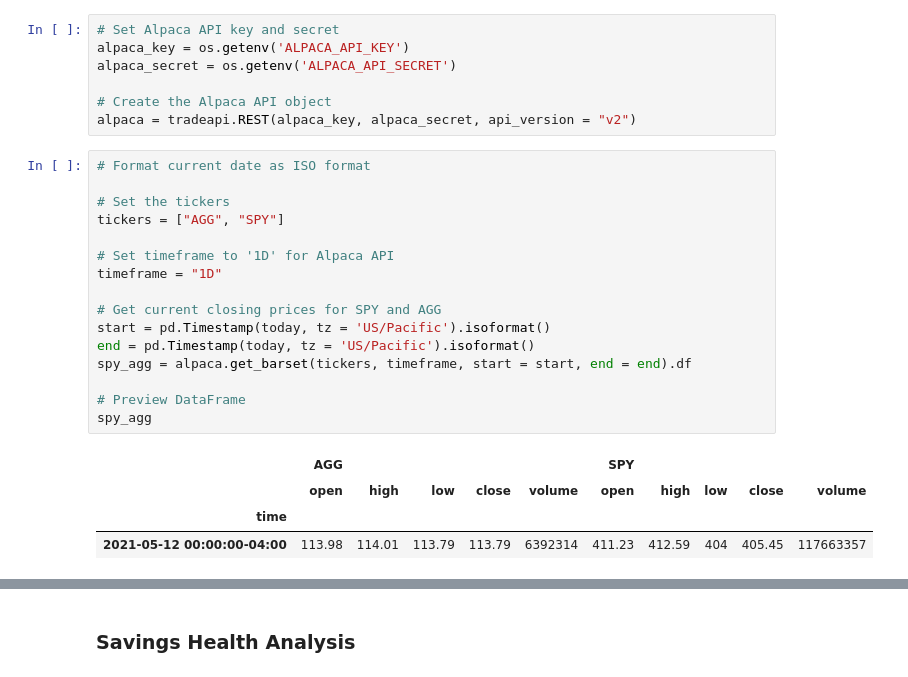
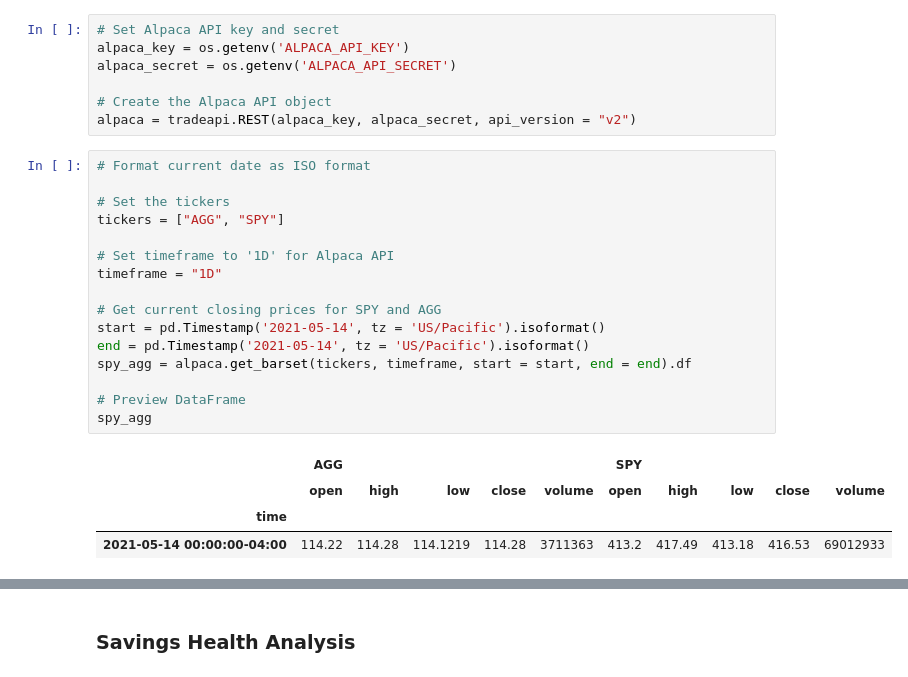
Before and after one commit to jdfwsp/financial_planning, a Jupyter notebook: financial-planner.ipynb, the cells around one changed output, grey strips where cells are left out. Saved outputs shown, nothing was run; the diff lists cells and outputs as text.

```diff
--- a/financial-planner.ipynb
+++ b/financial-planner.ipynb
@@ -89,24 +87,24 @@ alpaca = tradeapi.REST(alpaca_key, alpaca_secret, api_version = "v2")
 # %%
 # Format current date as ISO format
 
 # Set the tickers
 tickers = ["AGG", "SPY"]
 
 # Set timeframe to '1D' for Alpaca API
 timeframe = "1D"
 
 # Get current closing prices for SPY and AGG
-start = pd.Timestamp(today, tz = 'US/Pacific').isoformat()
-end = pd.Timestamp(today, tz = 'US/Pacific').isoformat()
+start = pd.Timestamp('2021-05-14', tz = 'US/Pacific').isoformat()
+end = pd.Timestamp('2021-05-14', tz = 'US/Pacific').isoformat()
 spy_agg = alpaca.get_barset(tickers, timeframe, start = start, end = end).df
 
 # Preview DataFrame
 spy_agg
 # %% [output]
 |  | AGG |  |  |  |  | SPY |  |  |  |  |
 |  | open | high | low | close | volume | open | high | low | close | volume |
 | time |  |  |  |  |  |  |  |  |  |  |
-| 2021-05-12 00:00:00-04:00 | 113.98 | 114.01 | 113.79 | 113.79 | 6392314 | 411.23 | 412.59 | 404 | 405.45 | 117663357 |
+| 2021-05-14 00:00:00-04:00 | 114.22 | 114.28 | 114.1219 | 114.28 | 3711363 | 413.2 | 417.49 | 413.18 | 416.53 | 69012933 |
 # %%
 # Pick AGG and SPY close prices
 agg_close_price = spy_agg.iloc[0, 3]
```
Also changed, not shown: parts of 29 cells of this notebook, 7 other files.
